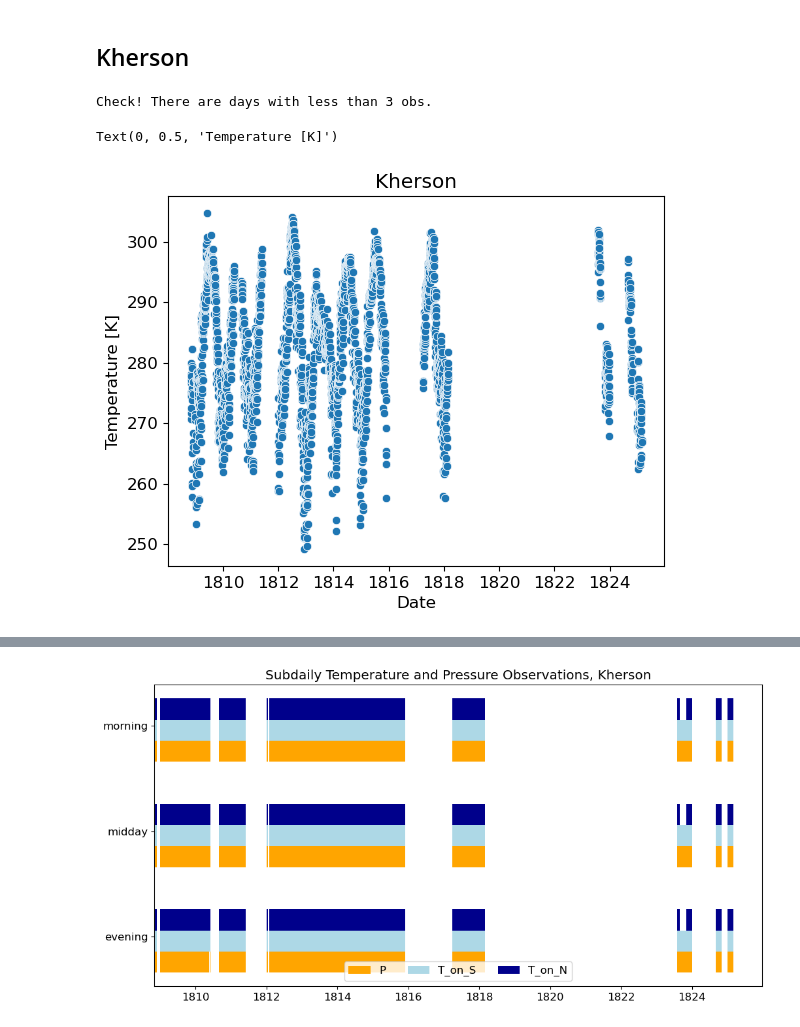
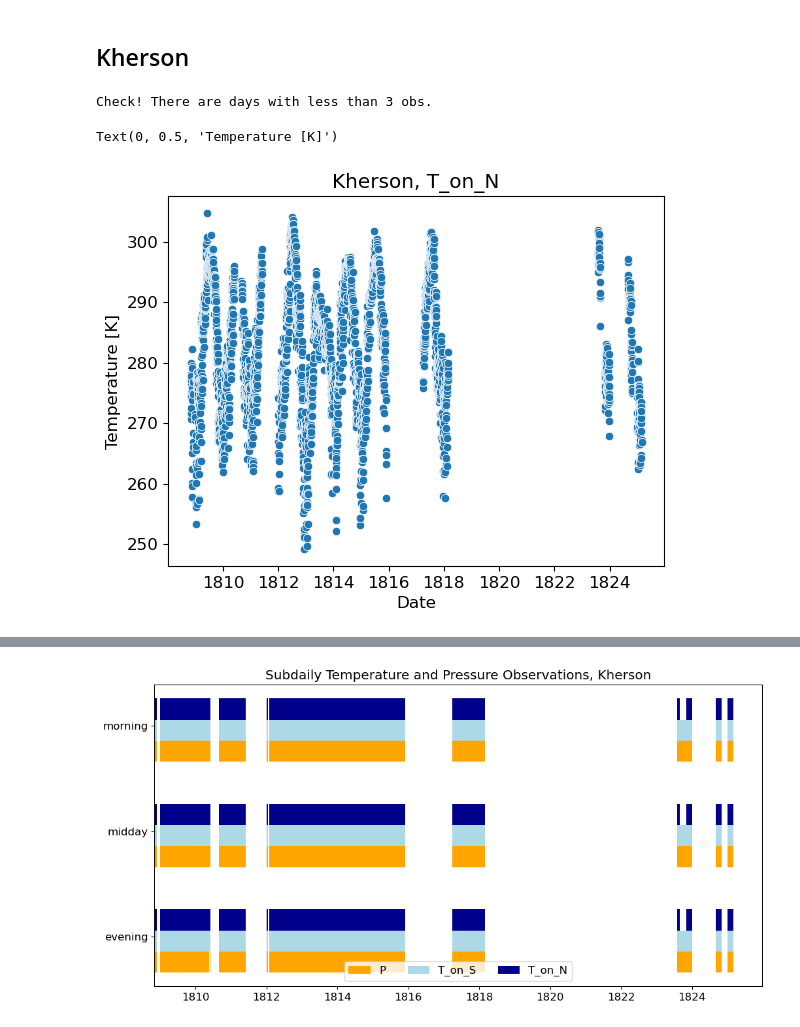
Before and after one commit to carlotatrx/dataprep, a Jupyter notebook: dataprep_ukraine.ipynb, the cells around one changed output, grey strips where cells are left out. Drawn from its saved outputs; the diff is of its cells as text; code cells hidden in the pictures.

```diff
--- a/dataprep_ukraine.ipynb
+++ b/dataprep_ukraine.ipynb
@@ -84,36 +83,37 @@ Text(0, 0.5, 'Temperature [°C]')
 # %% [markdown]
 ## Kherson
 # %%
-df = pd.read_csv('/home/ccorbella/scratch2_symboliclink/files/station_timeseries_preprocessed/Ukraine/Kherson_ta_subdaily_TonN.tsv',
+df_TonN = pd.read_csv('/home/ccorbella/scratch2_symboliclink/files/station_timeseries_preprocessed/Ukraine/Kherson_ta_subdaily_TonN.tsv',
                  sep='\t',skiprows=12)
-make_date_col(df)
-df = select_dates(df)
-if np.sum(df['Value'].isna()) != 0: raise ValueError("there are NAs in SEF file")
+make_date_col(df_TonN)
+df_TonN = select_dates(df_TonN)
+if np.sum(df_TonN['Value'].isna()) != 0: raise ValueError("there are NAs in SEF file")
 
 # check if there are any days when not all the three obs are available
 
 # check days when less than 3 obs are available
-valid_days = df.groupby('Date')['Hour'].nunique()
+valid_days = df_TonN.groupby('Date')['Hour'].nunique()
 invalid_dates = valid_days[valid_days!=3].index
 valid_dates   = valid_days[valid_days==3].index # select only dates w 3 obs
-df_lt3 = df[df['Date'].isin(invalid_dates)]
+df_lt3 = df_TonN[df_TonN['Date'].isin(invalid_dates)]
 
 if df_lt3.empty: print('no days with less than 3 obs, yay!')
 else: print('Check! There are days with less than 3 obs.')
 
 # temporarily drop days wo 3 obs
-df = df[df['Date'].isin(valid_dates)]
+df_TonN = df_TonN[df_TonN['Date'].isin(valid_dates)]
 
 # weighted average for temperature:
-df_TonN = df.groupby('Date').apply(
-    lambda group: (group['Value'] * group['Hour'].map(default_weights_ToD)).sum() / group['Hour'].map(default_weights_ToD).sum()
+df_TonN_daymean = df_TonN.groupby('Date').apply(
+    lambda group: (group['Value'] * group['Hour'].map(default_weights_ToD)).sum() / group['Hour'].map(default_weights_ToD).sum(),
+    include_groups=False
 ).reset_index(name='Daily_Mean')
-df_TonN.to_csv(f'{file_savedir}Ukraine/Kherson_ta_daymean_TonN.csv')
+df_TonN_daymean.to_csv(f'{file_savedir}Ukraine/Kherson_ta_daymean_TonN.csv')
 
-sns_plot = sns.scatterplot(x=df_TonN['Date'], y=df_TonN['Daily_Mean'])
-sns_plot.set_title('Kherson')
+sns_plot = sns.scatterplot(x=df_TonN_daymean['Date'], y=df_TonN_daymean['Daily_Mean'])
+sns_plot.set_title('Kherson, T_on_N')
 sns_plot.set_ylabel('Temperature [K]')
 # %% [output]
 Check! There are days with less than 3 obs.
 Text(0, 0.5, 'Temperature [K]')
-[figure, old version]
+[figure, new version]
```
Also changed, not shown: parts of 10 cells of this notebook.
